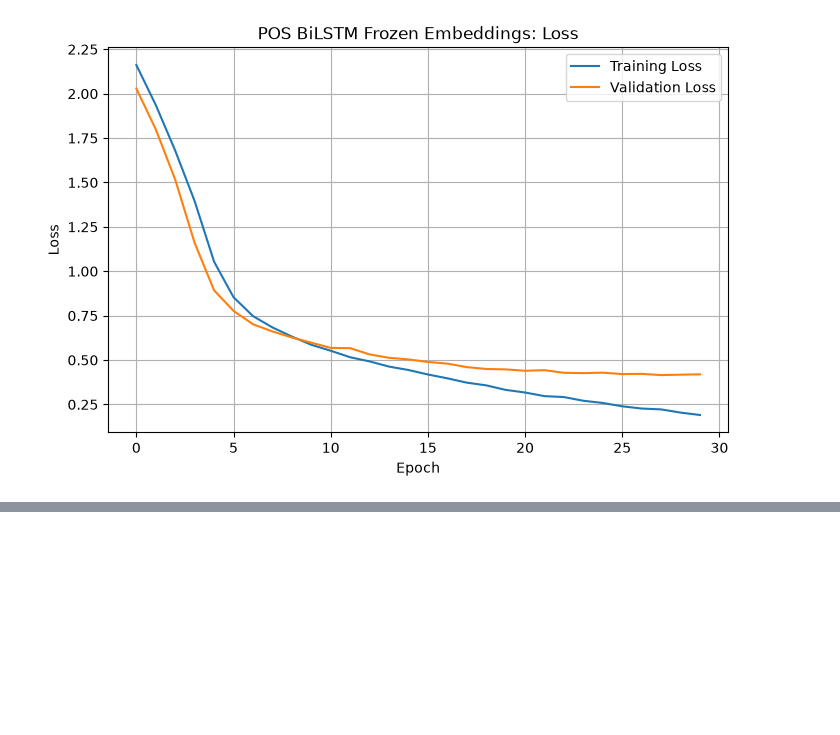
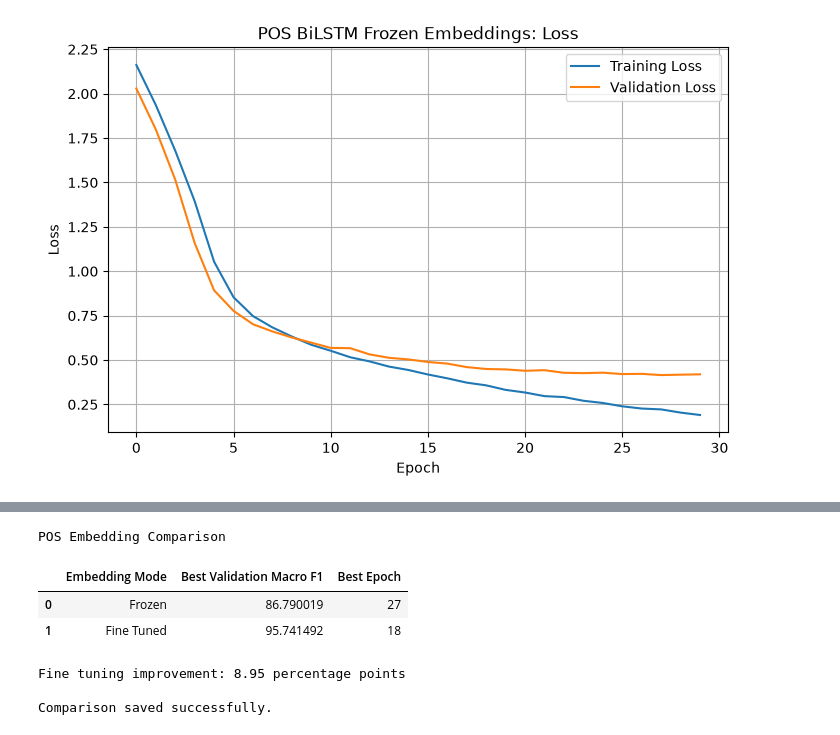
Before and after one commit to hajiqasim358/i24-8011-NLP-Assignment2, a Jupyter notebook: Assignment_2.ipynb, the cells around one changed output, grey strips where cells are left out. Saved outputs shown, nothing was run; the diff lists cells and outputs as text; code cells hidden in the pictures; blank space fills up the shorter version.

```diff
--- a/Assignment_2.ipynb
+++ b/Assignment_2.ipynb
@@ -8991,0 +9195,51 @@ Model saved: models/pos_bilstm_frozen.pt
+# %%
+# Step 37: Compare frozen and fine tuned POS models
+
+import pandas as pd
+
+pos_comparison = pd.DataFrame({
+    "Embedding Mode": [
+        "Frozen",
+        "Fine Tuned"
+    ],
+    "Best Validation Macro F1": [
+        best_val_f1,
+        best_val_f1_finetuned
+    ],
+    "Best Epoch": [
+        pos_history["val_f1"].index(best_val_f1) + 1,
+        pos_finetune_history["val_f1"].index(
+            best_val_f1_finetuned
+        ) + 1
+    ]
+})
+
+pos_comparison["Best Validation Macro F1"] *= 100
+
+print("POS Embedding Comparison")
+display(pos_comparison)
+
+# Calculate improvement
+improvement = (
+    best_val_f1_finetuned - best_val_f1
+) * 100
+
+print(
+    f"\nFine tuning improvement: {improvement:.2f} percentage points"
+)
+
+# Save comparison
+pos_comparison.to_csv(
+    "results/pos_embedding_comparison.csv",
+    index=False
+)
+
+print("\nComparison saved successfully.")
+# %% [output]
+POS Embedding Comparison
+|  | Embedding Mode | Best Validation Macro F1 | Best Epoch |
+| 0 | Frozen | 86.790019 | 27 |
+| 1 | Fine Tuned | 95.741492 | 18 |
+Fine tuning improvement: 8.95 percentage points
+
+Comparison saved successfully.
```
Also changed, not shown: parts of 33 cells of this notebook, 20 other files.
